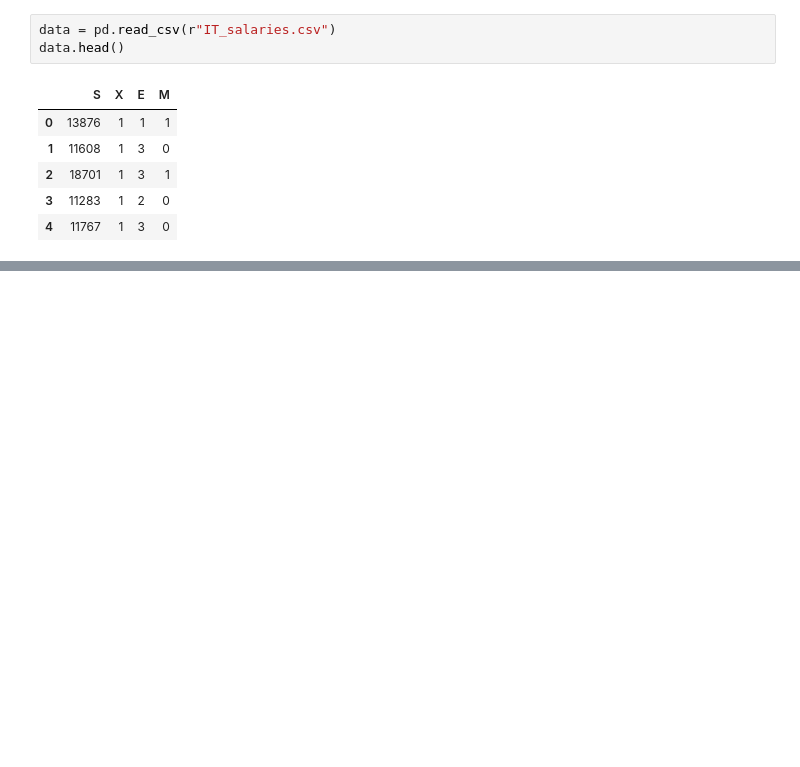
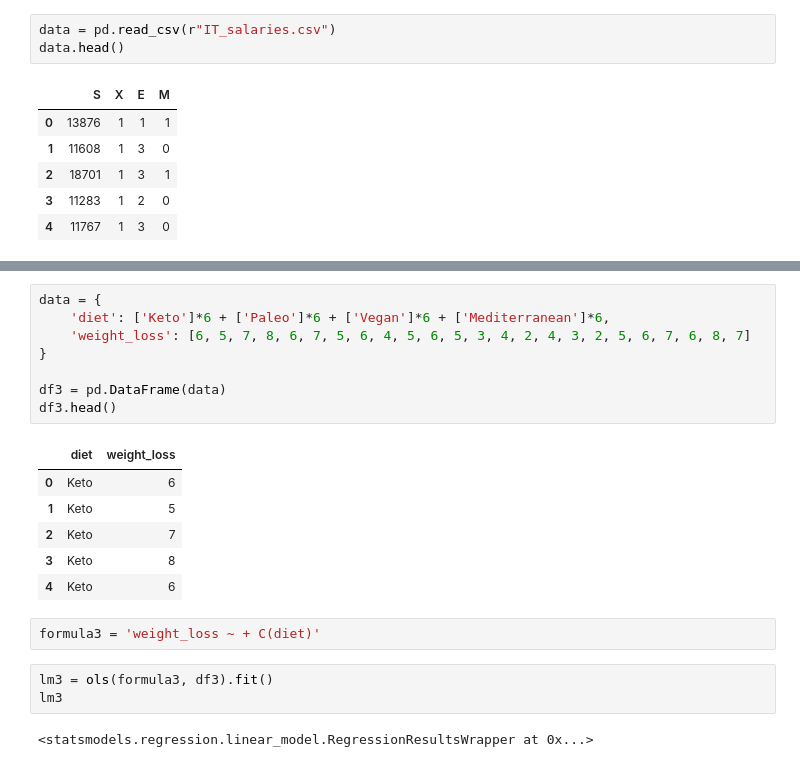
Before and after one commit to Njeri-Kimaru/Python-plus-main, a Jupyter notebook: anova.ipynb, the cells around one changed output, grey strips where cells are left out. Cells and saved outputs as stored; diff of their text form; blank space fills up the shorter version.

```diff
--- a/anova.ipynb
+++ b/anova.ipynb
@@ -78,0 +333,22 @@ reject the null hypothesis
+# %%
+data = {
+    'diet': ['Keto']*6 + ['Paleo']*6 + ['Vegan']*6 + ['Mediterranean']*6,
+    'weight_loss': [6, 5, 7, 8, 6, 7, 5, 6, 4, 5, 6, 5, 3, 4, 2, 4, 3, 2, 5, 6, 7, 6, 8, 7]
+}
+
+df3 = pd.DataFrame(data)
+df3.head()
+# %% [output]
+|  | diet | weight_loss |
+| 0 | Keto | 6 |
+| 1 | Keto | 5 |
+| 2 | Keto | 7 |
+| 3 | Keto | 8 |
+| 4 | Keto | 6 |
+# %%
+formula3 = 'weight_loss ~ + C(diet)'
+# %%
+lm3 = ols(formula3, df3).fit()
+lm3
+# %% [output]
+<statsmodels.regression.linear_model.RegressionResultsWrapper at 0x...>
```
Also changed, not shown: parts of 24 cells of this notebook, 1 other file.
